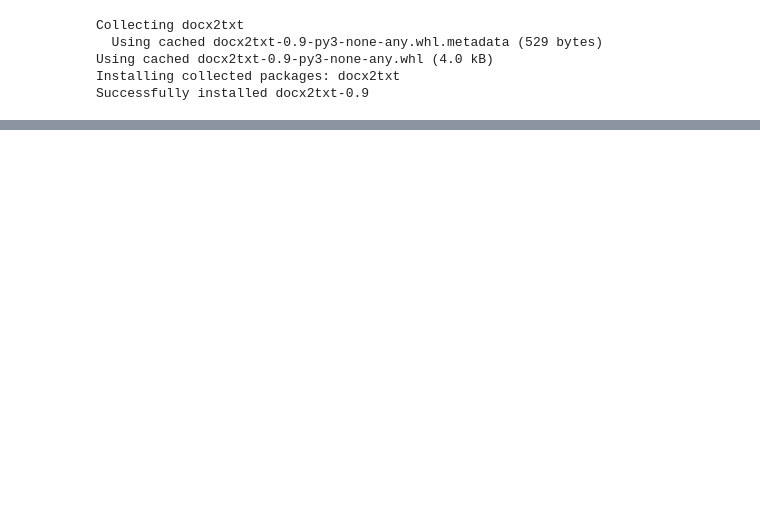
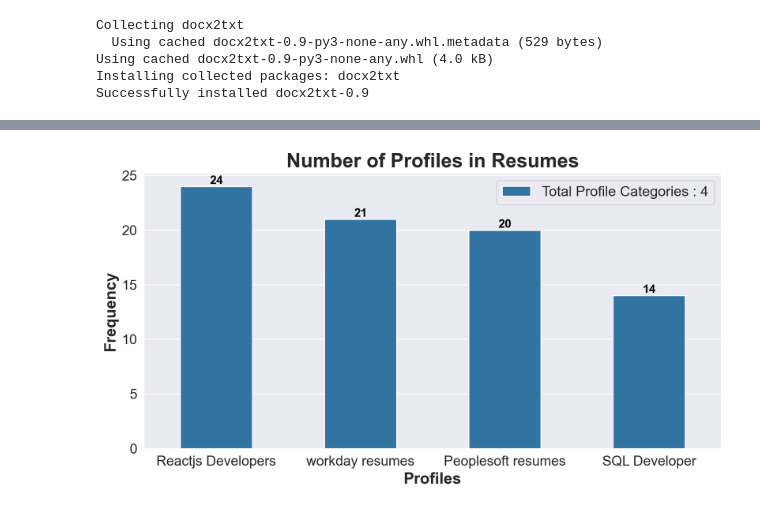
Before and after one commit to adityakanamadi281/Resume_Classification, a Jupyter notebook: Notebooks/EDA_Resume_Classification.ipynb, the cells around one changed output, grey strips where cells are left out. Drawn from its saved outputs; the diff is of its cells as text; code cells hidden in the pictures; blank space fills up the shorter version.

```diff
--- a/Notebooks/EDA_Resume_Classification.ipynb
+++ b/Notebooks/EDA_Resume_Classification.ipynb
@@ -29,0 +183,34 @@ filepath = r"C:\Users\adity\Resume_Classification\Dataset\Resumes"
+# %%
+count_df = resume_data['Profile'].value_counts().reset_index()
+count_df.columns = ['Profile', 'Count']
+
+# 2. Plot the bar chart
+fig, axe = plt.subplots(1,1, figsize=(9,5), dpi=200)
+
+ax = sns.barplot(
+    data=count_df,
+    x='Profile',
+    y='Count',
+    ax=axe,
+    width=0.5,
+    label=f"Total Profile Categories : {count_df['Profile'].nunique()}"
+)
+
+# 3. Labels & formatting
+axe.set_xlabel('Profiles', size=16, fontweight='bold')
+axe.set_ylabel('Frequency', size=16, fontweight='bold')
+plt.xticks(rotation=0)
+plt.title("Number of Profiles in Resumes", fontsize=20, fontweight='bold')
+plt.legend(loc='best', fontsize='x-large')
+
+# 4. Add values on bars
+for container in ax.containers:
+    ax.bar_label(container, color='black', fontsize=12, fontweight='bold')
+
+fig.tight_layout()
+plt.show()
+
+# 5. Save figure
+fig.savefig('IMG/No_Resume_Bar.png', dpi=500)
+# %% [output]
+[figure, added]
```
Also changed, not shown: parts of 24 cells of this notebook, 22 other files.
